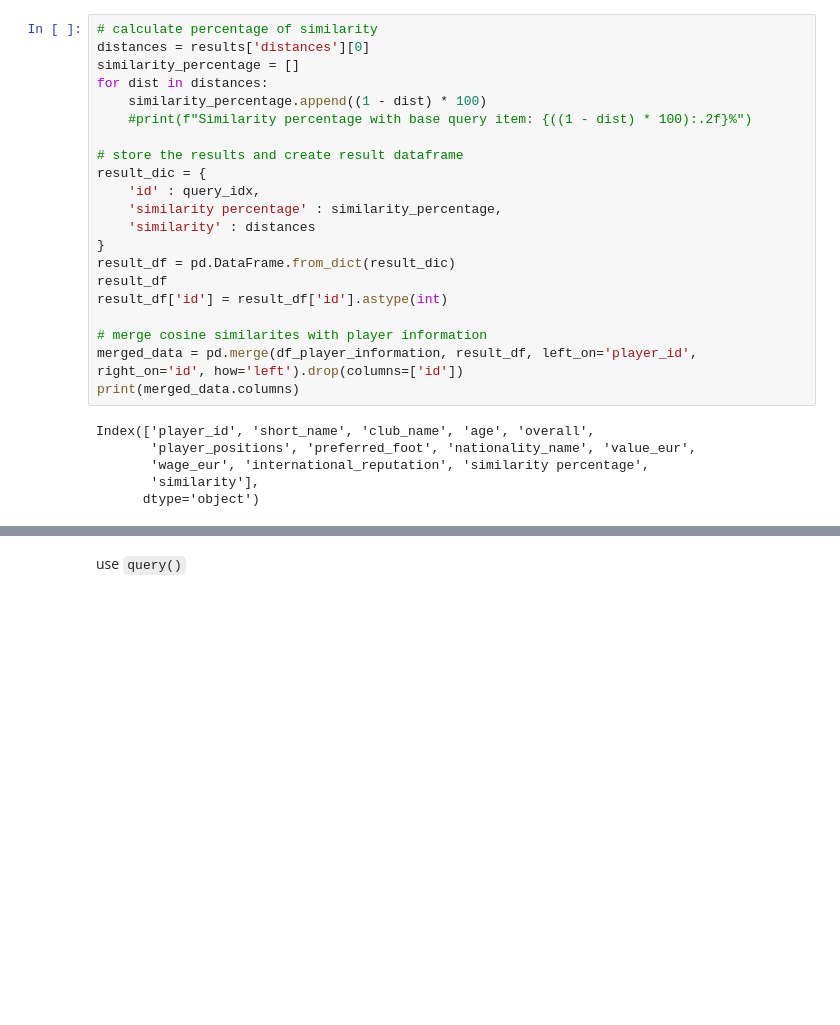
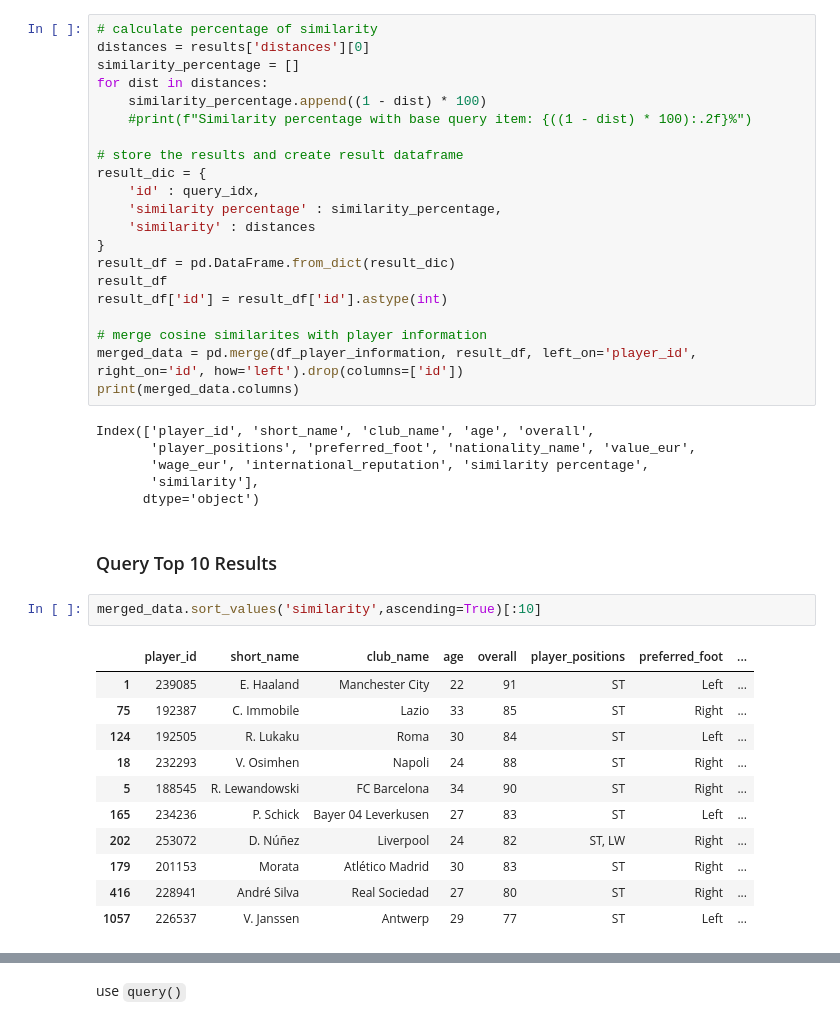
Before and after one commit to allorenz/football-player-similarity, a Jupyter notebook: src/vector_database.ipynb, the cells around one changed output, grey strips where cells are left out. Drawn from its saved outputs; the diff is of its cells as text; blank space fills up the shorter version.

```diff
--- a/src/vector_database.ipynb
+++ b/src/vector_database.ipynb
@@ -106,3 +106,19 @@ Index(['player_id', 'short_name', 'club_name', 'age', 'overall',
        'wage_eur', 'international_reputation', 'similarity percentage',
        'similarity'],
       dtype='object')
+# %% [markdown]
+### Query Top 10 Results
+# %%
+merged_data.sort_values('similarity',ascending=True)[:10]
+# %% [output]
+|  | player_id | short_name | club_name | age | overall | player_positions | preferred_foot | ... |
+| 1 | 239085 | E. Haaland | Manchester City | 22 | 91 | ST | Left | ... |
+| 75 | 192387 | C. Immobile | Lazio | 33 | 85 | ST | Right | ... |
+| 124 | 192505 | R. Lukaku | Roma | 30 | 84 | ST | Left | ... |
+| 18 | 232293 | V. Osimhen | Napoli | 24 | 88 | ST | Right | ... |
+| 5 | 188545 | R. Lewandowski | FC Barcelona | 34 | 90 | ST | Right | ... |
+| 165 | 234236 | P. Schick | Bayer 04 Leverkusen | 27 | 83 | ST | Left | ... |
+| 202 | 253072 | D. Núñez | Liverpool | 24 | 82 | ST, LW | Right | ... |
+| 179 | 201153 | Morata | Atlético Madrid | 30 | 83 | ST | Right | ... |
+| 416 | 228941 | André Silva | Real Sociedad | 27 | 80 | ST | Right | ... |
+| 1057 | 226537 | V. Janssen | Antwerp | 29 | 77 | ST | Left | ... |
```
Also changed, not shown: parts of 5 cells of this notebook, 1 other file.
